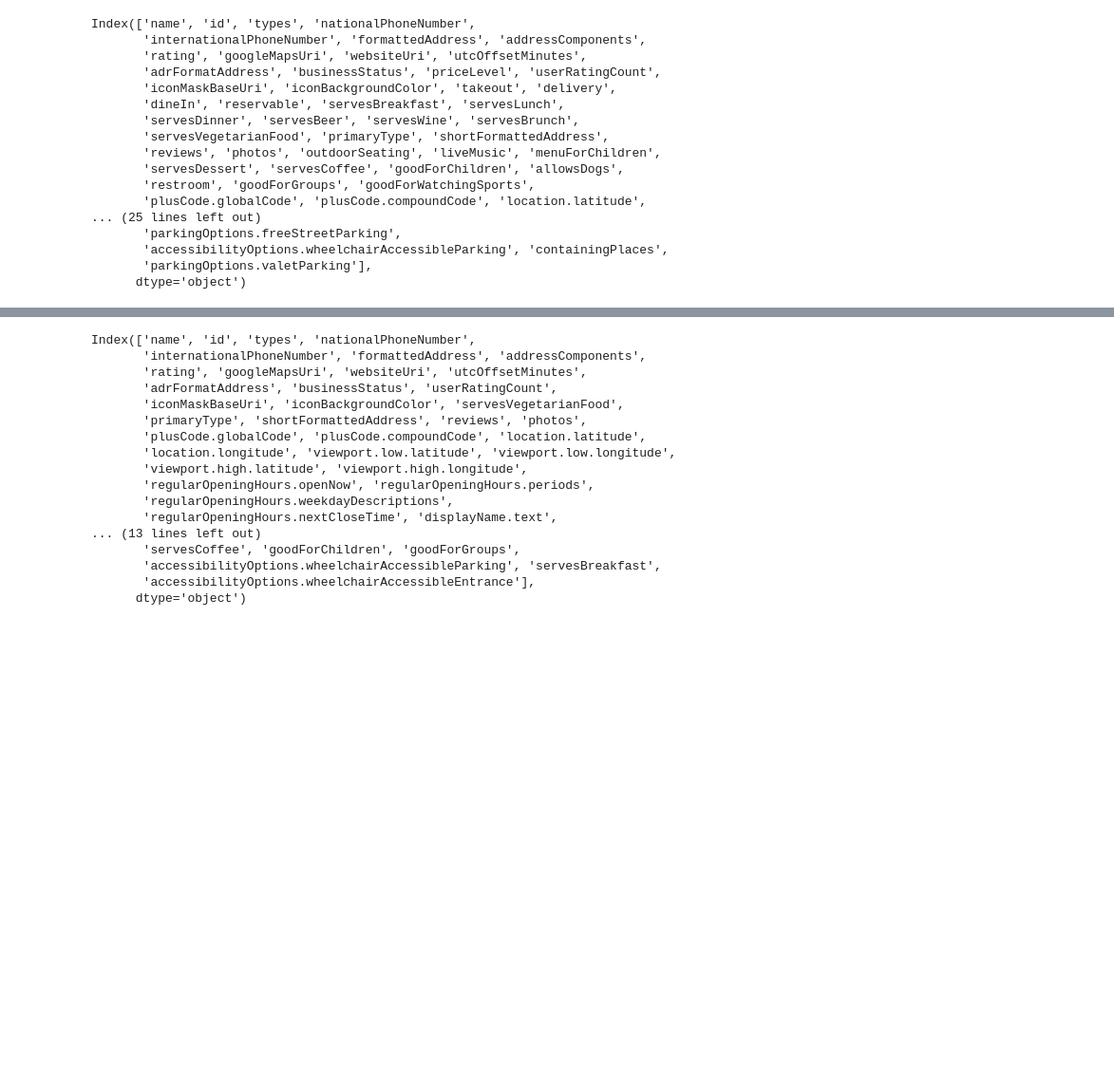
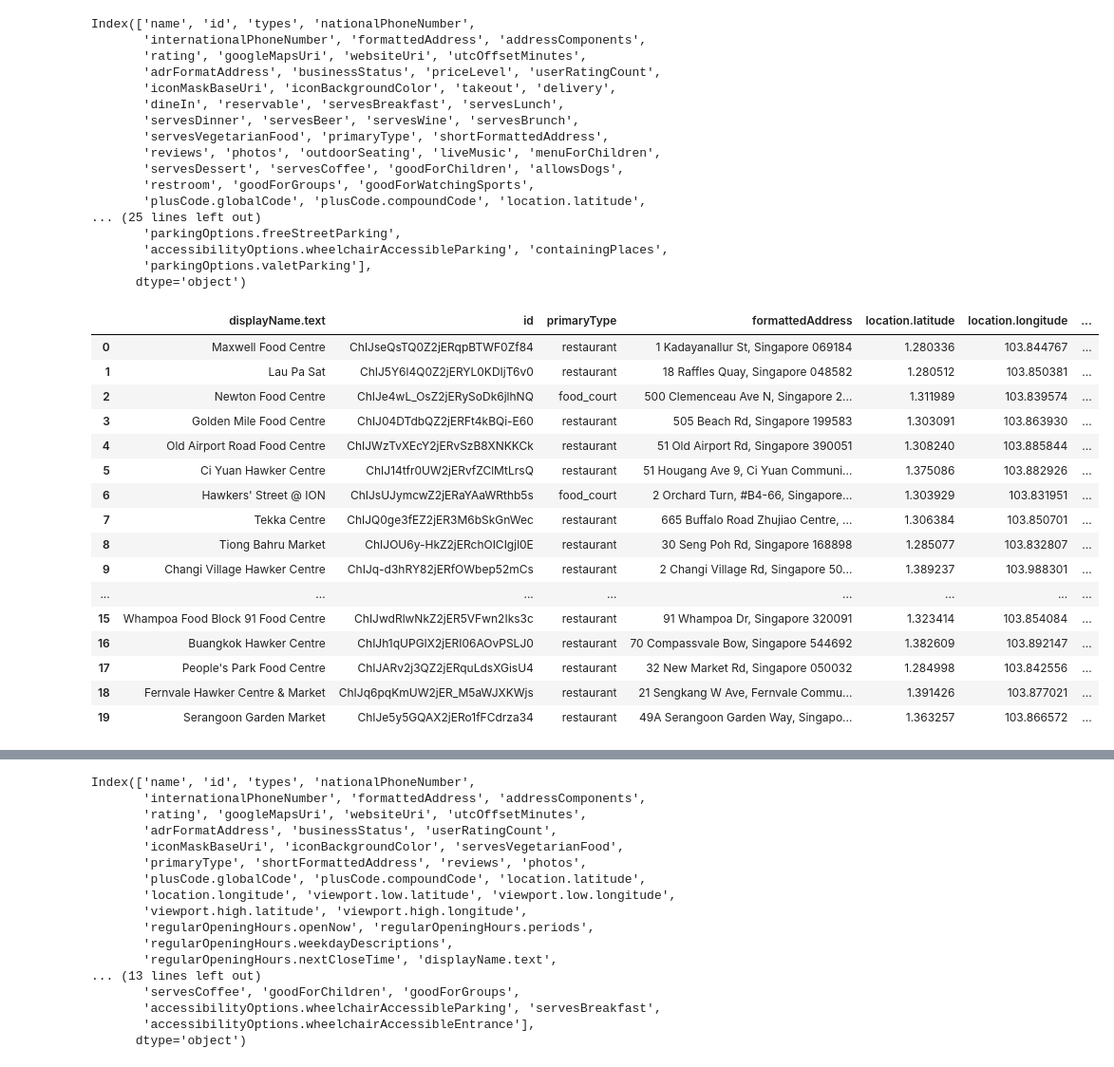
Before and after one commit to koshyan/places-api, a Jupyter notebook: places_api.ipynb, the cells around one changed output, grey strips where cells are left out. Shown at 95% size. Cells and saved outputs as stored; diff of their text form; code cells hidden in the pictures; blank space fills up the shorter version.

```diff
--- a/places_api.ipynb
+++ b/places_api.ipynb
@@ -193,4 +432,36 @@ Index(['name', 'id', 'types', 'nationalPhoneNumber',
        'accessibilityOptions.wheelchairAccessibleParking', 'containingPlaces',
        'parkingOptions.valetParking'],
       dtype='object')
+# %%
+test_1_4[['displayName.text',
+          'id',
+          'primaryType',
+          'formattedAddress',
+          'location.latitude',
+          'location.longitude',
+          'rating',
+          'reviews',
+          'userRatingCount',
+          'regularOpeningHours.weekdayDescriptions',
+          'priceRange.startPrice.units',
+          'priceRange.endPrice.units',
+          'editorialSummary.text']]
+# %% [output]
+|  | displayName.text | id | primaryType | formattedAddress | location.latitude | location.longitude | ... |
+| 0 | Maxwell Food Centre | ChIJseQsTQ0Z2jERqpBTWF0Zf84 | restaurant | 1 Kadayanallur St, Singapore 069184 | 1.280336 | 103.844767 | ... |
+| 1 | Lau Pa Sat | ChIJ5Y6l4Q0Z2jERYL0KDIjT6v0 | restaurant | 18 Raffles Quay, Singapore 048582 | 1.280512 | 103.850381 | ... |
+| 2 | Newton Food Centre | ChIJe4wL_OsZ2jERySoDk6jlhNQ | food_court | 500 Clemenceau Ave N, Singapore 2... | 1.311989 | 103.839574 | ... |
+| 3 | Golden Mile Food Centre | ChIJ04DTdbQZ2jERFt4kBQi-E60 | restaurant | 505 Beach Rd, Singapore 199583 | 1.303091 | 103.863930 | ... |
+| 4 | Old Airport Road Food Centre | ChIJWzTvXEcY2jERvSzB8XNKKCk | restaurant | 51 Old Airport Rd, Singapore 390051 | 1.308240 | 103.885844 | ... |
+| 5 | Ci Yuan Hawker Centre | ChIJ14tfr0UW2jERvfZClMtLrsQ | restaurant | 51 Hougang Ave 9, Ci Yuan Communi... | 1.375086 | 103.882926 | ... |
+| 6 | Hawkers' Street @ ION | ChIJsUJymcwZ2jERaYAaWRthb5s | food_court | 2 Orchard Turn, #B4-66, Singapore... | 1.303929 | 103.831951 | ... |
+| 7 | Tekka Centre | ChIJQ0ge3fEZ2jER3M6bSkGnWec | restaurant | 665 Buffalo Road Zhujiao Centre, ... | 1.306384 | 103.850701 | ... |
+| 8 | Tiong Bahru Market | ChIJOU6y-HkZ2jERchOICIgjl0E | restaurant | 30 Seng Poh Rd, Singapore 168898 | 1.285077 | 103.832807 | ... |
+| 9 | Changi Village Hawker Centre | ChIJq-d3hRY82jERfOWbep52mCs | restaurant | 2 Changi Village Rd, Singapore 50... | 1.389237 | 103.988301 | ... |
+| ... | ... | ... | ... | ... | ... | ... | ... |
+| 15 | Whampoa Food Block 91 Food Centre | ChIJwdRlwNkZ2jER5VFwn2Iks3c | restaurant | 91 Whampoa Dr, Singapore 320091 | 1.323414 | 103.854084 | ... |
+| 16 | Buangkok Hawker Centre | ChIJh1qUPGIX2jERI06AOvPSLJ0 | restaurant | 70 Compassvale Bow, Singapore 544692 | 1.382609 | 103.892147 | ... |
+| 17 | People's Park Food Centre | ChIJARv2j3QZ2jERquLdsXGisU4 | restaurant | 32 New Market Rd, Singapore 050032 | 1.284998 | 103.842556 | ... |
+| 18 | Fernvale Hawker Centre & Market | ChIJq6pqKmUW2jER_M5aWJXKWjs | restaurant | 21 Sengkang W Ave, Fernvale Commu... | 1.391426 | 103.877021 | ... |
+| 19 | Serangoon Garden Market | ChIJe5y5GQAX2jERo1fFCdrza34 | restaurant | 49A Serangoon Garden Way, Singapo... | 1.363257 | 103.866572 | ... |
 # %%
```
Also changed, not shown: parts of 39 cells of this notebook.
